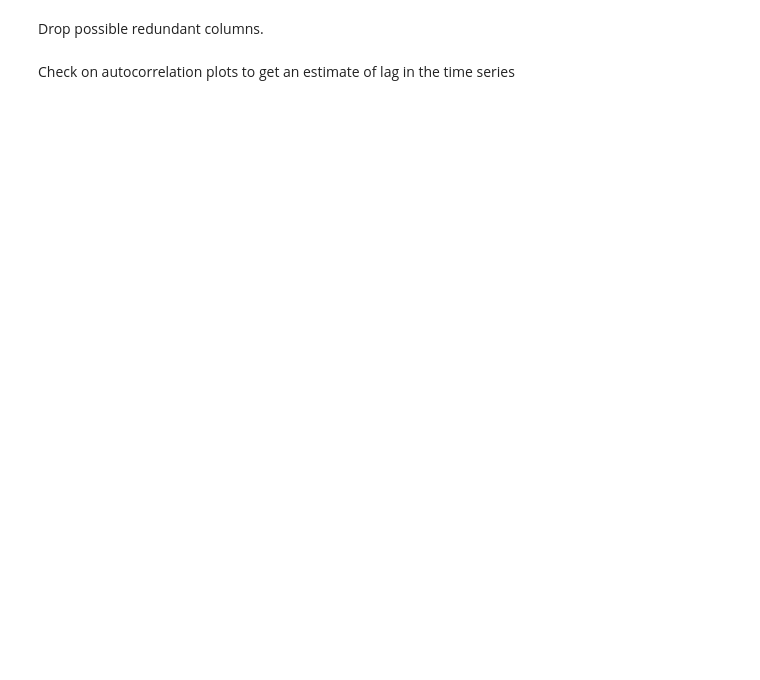
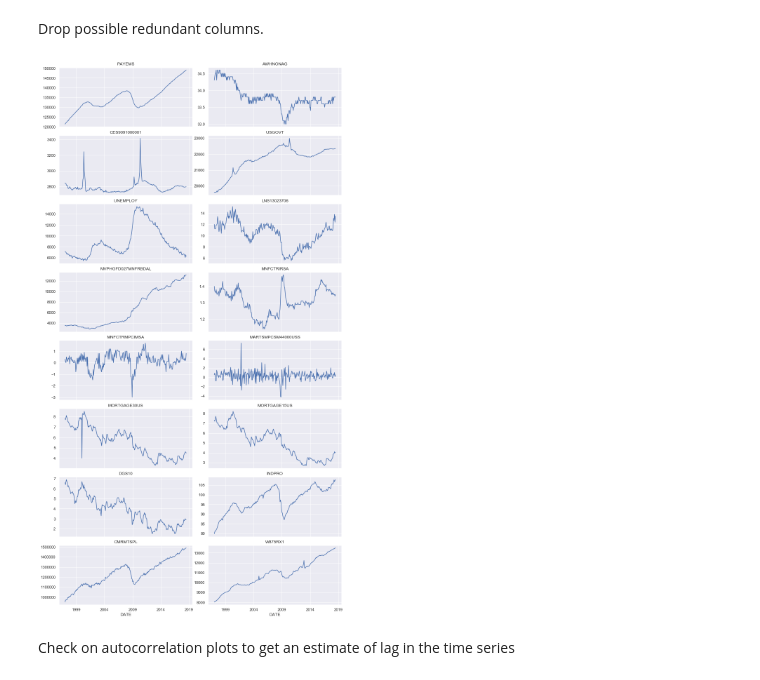
Before and after one commit to aidin-zadeh/reb, a Jupyter notebook: notebooks/1.1.prep.data.economic.indicators.monthly.ipynb, the cells around one changed output. Saved outputs shown, nothing was run; the diff lists cells and outputs as text; code cells hidden in the pictures; blank space fills up the shorter version.

```diff
--- a/notebooks/1.1.prep.data.economic.indicators.monthly.ipynb
+++ b/notebooks/1.1.prep.data.economic.indicators.monthly.ipynb
@@ -116,17 +116,19 @@ for idx, label in enumerate(df.columns):
 # %% [markdown]
 Drop possible redundant columns.
 # %%
-# df.drop(labels=["USPRIV", "LNS13026511"], axis=1, inplace=True)
-# ncols = 2
-# fig, axs = plt.subplots(nrows=int(np.ceil(df.columns.size/ncols)),
-#                         ncols=ncols,
-#                         figsize=(12, 22),
-#                         sharex=True)
-# fig.tight_layout()
-# for idx, label in enumerate(df.columns):
-#     i = idx // ncols
-#     j = idx % ncols
-#     df[label].plot(title=label, ax=axs[i, j])
+df.drop(labels=["MNFCTRMPCSMSA", "LNS13023654", "LNS13023622", "MARTSMPCSM44000USS"], axis=1, inplace=True)
+ncols = 2
+fig, axs = plt.subplots(nrows=int(np.ceil(df.columns.size/ncols)),
+                        ncols=ncols,
+                        figsize=(12, 22),
+                        sharex=True)
+fig.tight_layout()
+for idx, label in enumerate(df.columns):
+    i = idx // ncols
+    j = idx % ncols
+    df[label].plot(title=label, ax=axs[i, j])
+# %% [output]
+[figure, added]
 # %% [markdown]
 Check on autocorrelation plots to get an estimate of lag in the time series
 # %%
```
Also changed, not shown: parts of 5 cells of this notebook, 2 other files.
